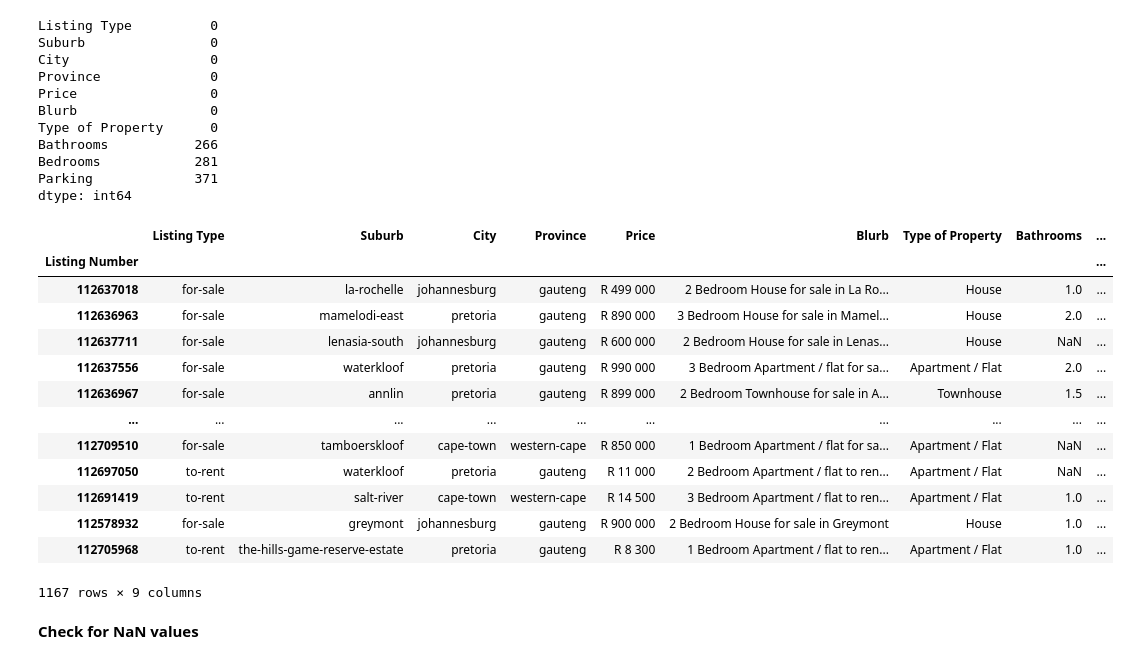
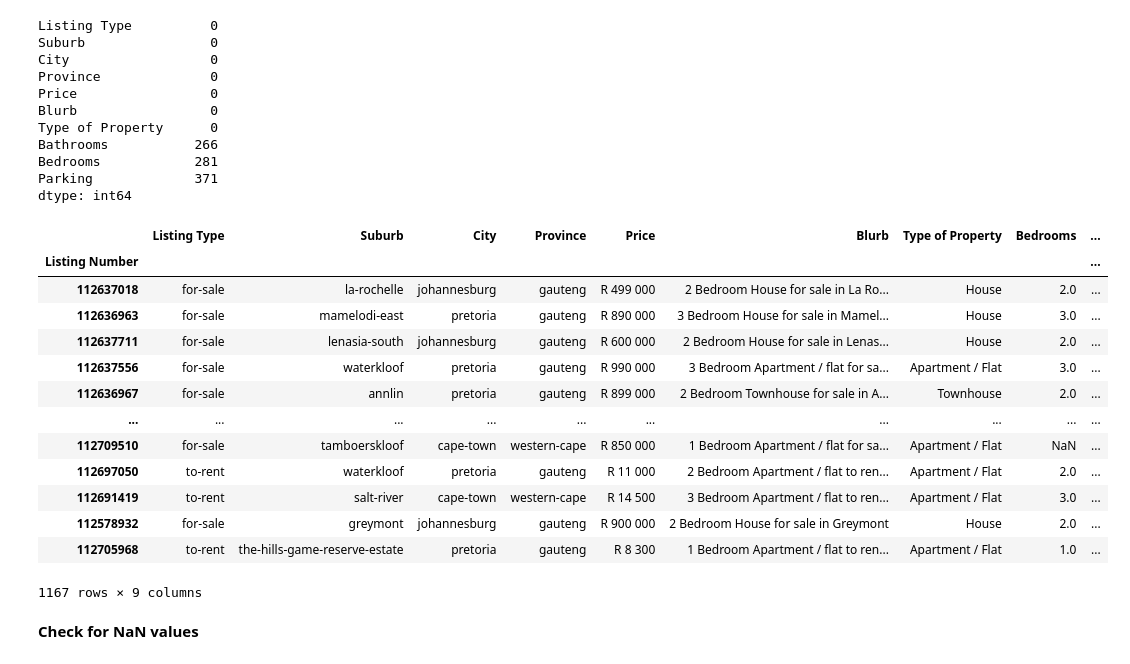
Before and after one commit to CoenMeintjes/PropScout, a Jupyter notebook: notebook.ipynb, the cells around one changed output. Saved outputs shown, nothing was run; the diff lists cells and outputs as text; code cells hidden in the pictures.

```diff
--- a/notebook.ipynb
+++ b/notebook.ipynb
@@ -56,24 +56,24 @@ Parking             371
 dtype: int64
 # %%
 # List of columns to keep
-columns_to_keep = ['Listing Type', 'Suburb', 'City', 'Province', 'Price', 'Blurb', 'Type of Property', 'Bathrooms', 'Bedrooms']
+columns_to_keep = ['Listing Type', 'Suburb', 'City', 'Province', 'Price', 'Blurb', 'Type of Property', 'Bedrooms', 'Bathrooms']
 
 # Drop all columns except the specified list
 df = df_pre[columns_to_keep]
 df
 # %% [output]
-|  | Listing Type | Suburb | City | Province | Price | Blurb | Type of Property | Bathrooms | ... |
+|  | Listing Type | Suburb | City | Province | Price | Blurb | Type of Property | Bedrooms | ... |
 | Listing Number |  |  |  |  |  |  |  |  | ... |
-| 112637018 | for-sale | la-rochelle | johannesburg | gauteng | R 499 000 | 2 Bedroom House for sale in La Ro... | House | 1.0 | ... |
-| 112636963 | for-sale | mamelodi-east | pretoria | gauteng | R 890 000 | 3 Bedroom House for sale in Mamel... | House | 2.0 | ... |
-| 112637711 | for-sale | lenasia-south | johannesburg | gauteng | R 600 000 | 2 Bedroom House for sale in Lenas... | House | NaN | ... |
-| 112637556 | for-sale | waterkloof | pretoria | gauteng | R 990 000 | 3 Bedroom Apartment / flat for sa... | Apartment / Flat | 2.0 | ... |
-| 112636967 | for-sale | annlin | pretoria | gauteng | R 899 000 | 2 Bedroom Townhouse for sale in A... | Townhouse | 1.5 | ... |
+| 112637018 | for-sale | la-rochelle | johannesburg | gauteng | R 499 000 | 2 Bedroom House for sale in La Ro... | House | 2.0 | ... |
+| 112636963 | for-sale | mamelodi-east | pretoria | gauteng | R 890 000 | 3 Bedroom House for sale in Mamel... | House | 3.0 | ... |
+| 112637711 | for-sale | lenasia-south | johannesburg | gauteng | R 600 000 | 2 Bedroom House for sale in Lenas... | House | 2.0 | ... |
+| 112637556 | for-sale | waterkloof | pretoria | gauteng | R 990 000 | 3 Bedroom Apartment / flat for sa... | Apartment / Flat | 3.0 | ... |
+| 112636967 | for-sale | annlin | pretoria | gauteng | R 899 000 | 2 Bedroom Townhouse for sale in A... | Townhouse | 2.0 | ... |
 | ... | ... | ... | ... | ... | ... | ... | ... | ... | ... |
 | 112709510 | for-sale | tamboerskloof | cape-town | western-cape | R 850 000 | 1 Bedroom Apartment / flat for sa... | Apartment / Flat | NaN | ... |
-| 112697050 | to-rent | waterkloof | pretoria | gauteng | R 11 000 | 2 Bedroom Apartment / flat to ren... | Apartment / Flat | NaN | ... |
-| 112691419 | to-rent | salt-river | cape-town | western-cape | R 14 500 | 3 Bedroom Apartment / flat to ren... | Apartment / Flat | 1.0 | ... |
-| 112578932 | for-sale | greymont | johannesburg | gauteng | R 900 000 | 2 Bedroom House for sale in Greymont | House | 1.0 | ... |
+| 112697050 | to-rent | waterkloof | pretoria | gauteng | R 11 000 | 2 Bedroom Apartment / flat to ren... | Apartment / Flat | 2.0 | ... |
+| 112691419 | to-rent | salt-river | cape-town | western-cape | R 14 500 | 3 Bedroom Apartment / flat to ren... | Apartment / Flat | 3.0 | ... |
+| 112578932 | for-sale | greymont | johannesburg | gauteng | R 900 000 | 2 Bedroom House for sale in Greymont | House | 2.0 | ... |
 | 112705968 | to-rent | the-hills-game-reserve-estate | pretoria | gauteng | R 8 300 | 1 Bedroom Apartment / flat to ren... | Apartment / Flat | 1.0 | ... |
 1167 rows × 9 columns
 # %% [markdown]
```
Also changed, not shown: parts of 9 cells of this notebook.
